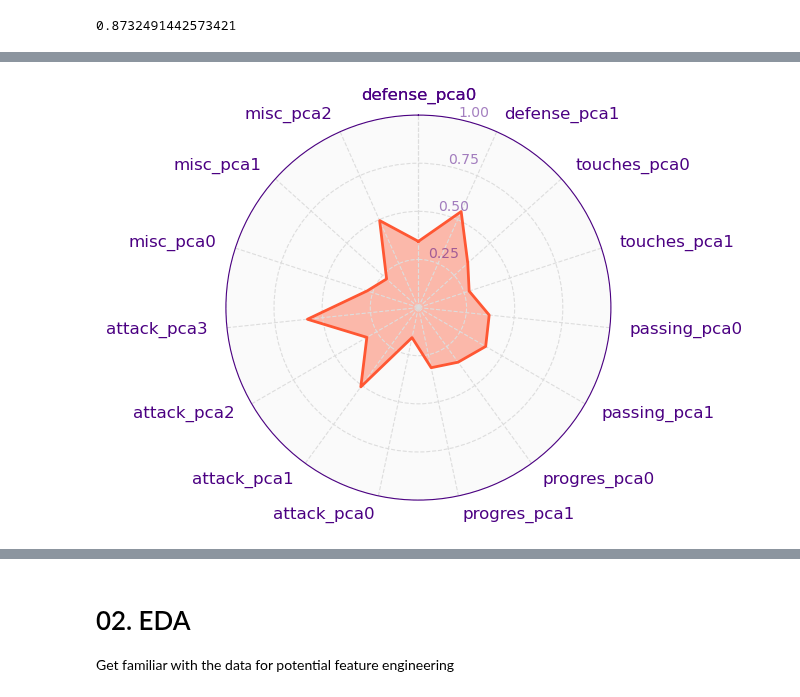
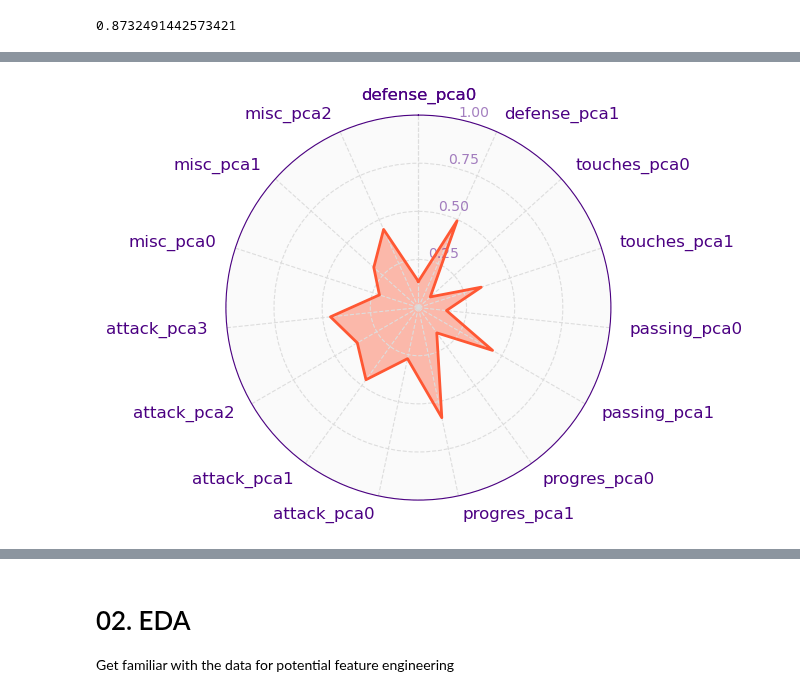
Before and after one commit to alibekk93/FM_skills_prediction, a Jupyter notebook: notebooks/03_player_similarity.ipynb, the cells around one changed output, grey strips where cells are left out. Cells and saved outputs as stored; diff of their text form; code cells hidden in the pictures.

```diff
--- a/notebooks/03_player_similarity.ipynb
+++ b/notebooks/03_player_similarity.ipynb
@@ -91,0 +103,6 @@ plt.show()
+# %%
+fig, ax = plt.subplots(figsize=(15,2))
+plt.tight_layout()
+sns.heatmap(player_data_scaled.loc[['Pascal Groß_2023', 'Óscar Mingueza_2023']],
+            cmap='coolwarm', annot=round(player_data_scaled.loc[['Pascal Groß_2023', 'Óscar Mingueza_2023']], 1))
+plt.show()
@@ -147,15 +166,15 @@ def plot_team_radar(data: dict, color='#FF5733') -> None:
     # ax.set_title(data['name'], y=1.1, fontsize=20, color='#4B0082', fontweight='bold')
     plt.show()
 # %%
-team = ''
+player = 'Giacomo Raspadori'
 season = 2023
 
-plot_data = player_data_pca_scaled.loc[f'{team}_{season}']
+plot_data = player_data_pca_scaled.loc[f'{player}_{season}']
 # plot_data.index = [idx[0] for idx in plot_data.index.str.split('_')]
 
 plot_team_radar(plot_data.to_dict())
 # %% [output]
-[figure, old version]
+[figure, new version]
 # %%
 plot_data
 # %% [output]
```
Also changed, not shown: parts of 4 cells of this notebook.
